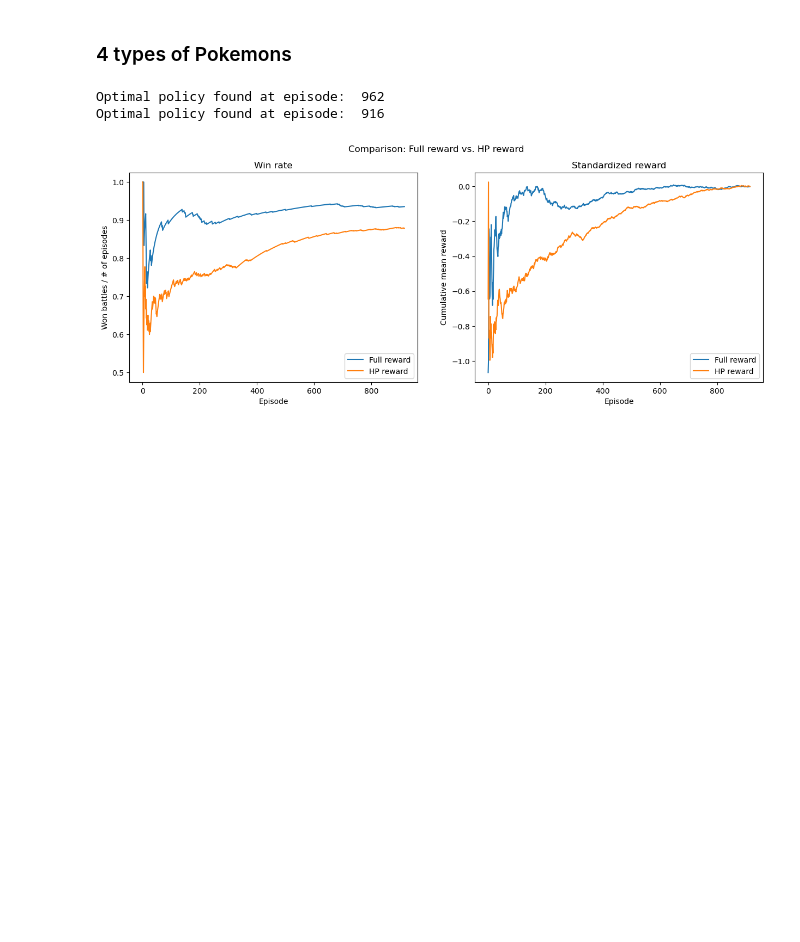
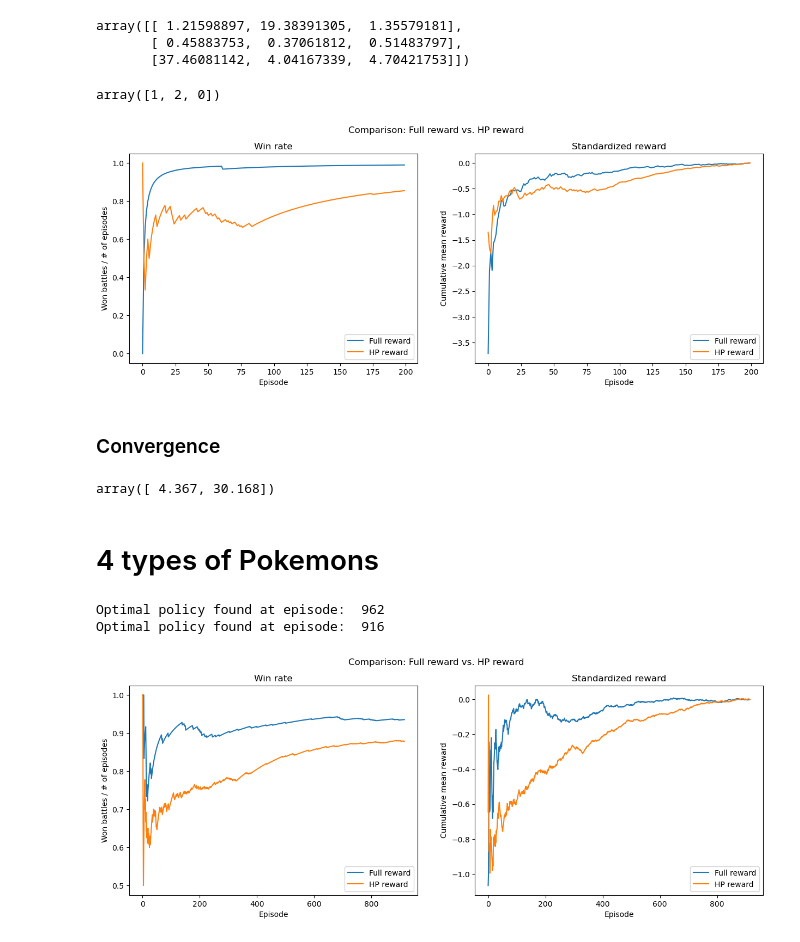
Before and after one commit to BoiMat/Reinforcement_Learning_Project, a Jupyter notebook: qlearning.ipynb, the cells around one changed output. Drawn from its saved outputs; the diff is of its cells as text; code cells hidden in the pictures; blank space fills up the shorter version.

Commit message:
fixed printed output

```diff
--- a/qlearning.ipynb
+++ b/qlearning.ipynb
@@ -7,0 +10,19 @@ from pokemon_gym.qlearning import Qlearning_TDControl
+# %%
+allowed_types = ["fire", "water", "grass"]
+
+optimal_policy = np.array([1, 2, 0])
+
+effectiveness_chart = np.array([[1/2, 1/2, 2],
+                                [2, 1/2, 1/2],
+                                [1/2, 2, 1/2]])
+
+env = gym.make("PokemonBattleEnv-v0",
+               pokemon1=Pokemon().random_pkm(),
+               pokemon2=Pokemon().random_pkm(),
+               effectiveness_chart=effectiveness_chart)
+
+space_size = env.observation_space.n
+print("State space:", space_size)
+
+action_size = env.action_space.n
+print("Action space:", action_size)
@@ -7,0 +84,35 @@ from pokemon_gym.qlearning import Qlearning_TDControl
+# %%
+Q_values[1]
+# %% [output]
+array([[ 1.21598897, 19.38391305,  1.35579181],
+       [ 0.45883753,  0.37061812,  0.51483797],
+       [37.46081142,  4.04167339,  4.70421753]])
+# %%
+QLearning.greedy_policy()
+# %% [output]
+array([1, 2, 0])
+# %%
+end = 200
+
+fig, (ax1, ax2) = plt.subplots(1, 2, figsize=(15,5))
+fig.suptitle('Comparison: Full reward vs. HP reward')
+
+ax1.plot(np.cumsum(won_battles[0,:end])/np.arange(1,end+1), label="Full reward")
+ax1.plot(np.cumsum(won_battles[1,:end])/np.arange(1,end+1), label="HP reward")
+ax1.set_title("Win rate")
+ax1.set_xlabel("Episode")
+ax1.set_ylabel("Won battles / # of episodes")
+ax1.legend(loc="lower right")
+
+ax2.plot(np.cumsum((reward_history[0,:end] - np.mean(reward_history[0,:end]))/np.std(reward_history[0,:end]))/np.arange(1,end+1), label="Full reward")
+ax2.plot(np.cumsum((reward_history[1,:end] - np.mean(reward_history[1,:end]))/np.std(reward_history[1,:end]))/np.arange(1,end+1), label="HP reward")
+ax2.set_title("Standardized reward")
+ax2.set_xlabel("Episode")
+ax2.set_ylabel("Cumulative mean reward")
+ax2.legend(loc="lower right")
+
+plt.show()
+# %% [output]
+[figure, added]
+# %% [markdown]
+### Convergence
@@ -8,5 +161,9 @@ from pokemon_gym.qlearning import Qlearning_TDControl
+# %%
+np.mean(convergence, axis=1)
+# %% [output]
+array([ 4.367, 30.168])
 # %% [markdown]
-### 4 types of Pokemons
+# 4 types of Pokemons
 # %%
 allowed_types = ["normal", "fire", "water", "grass"]
 
```
Also changed, not shown: parts of 8 cells of this notebook.
